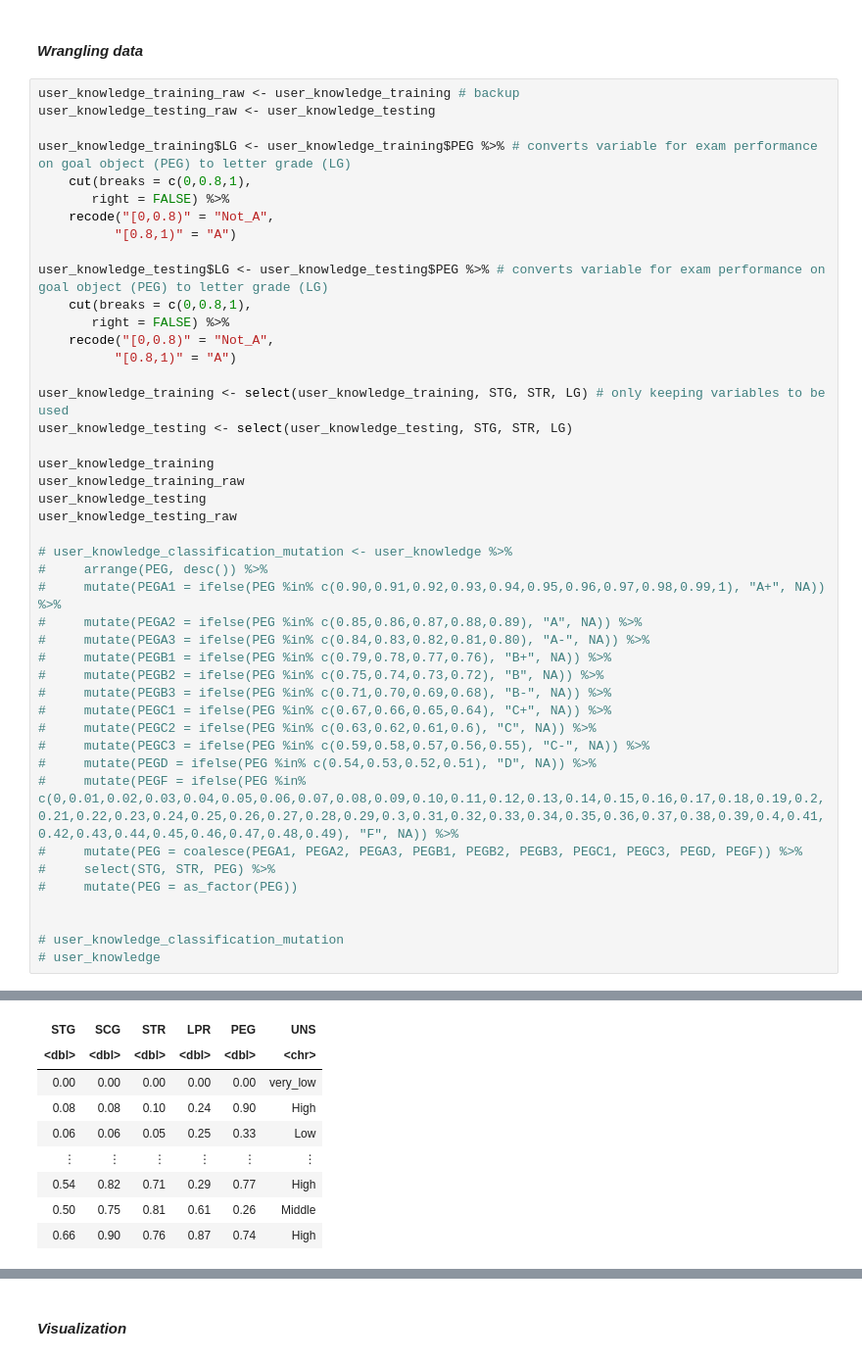
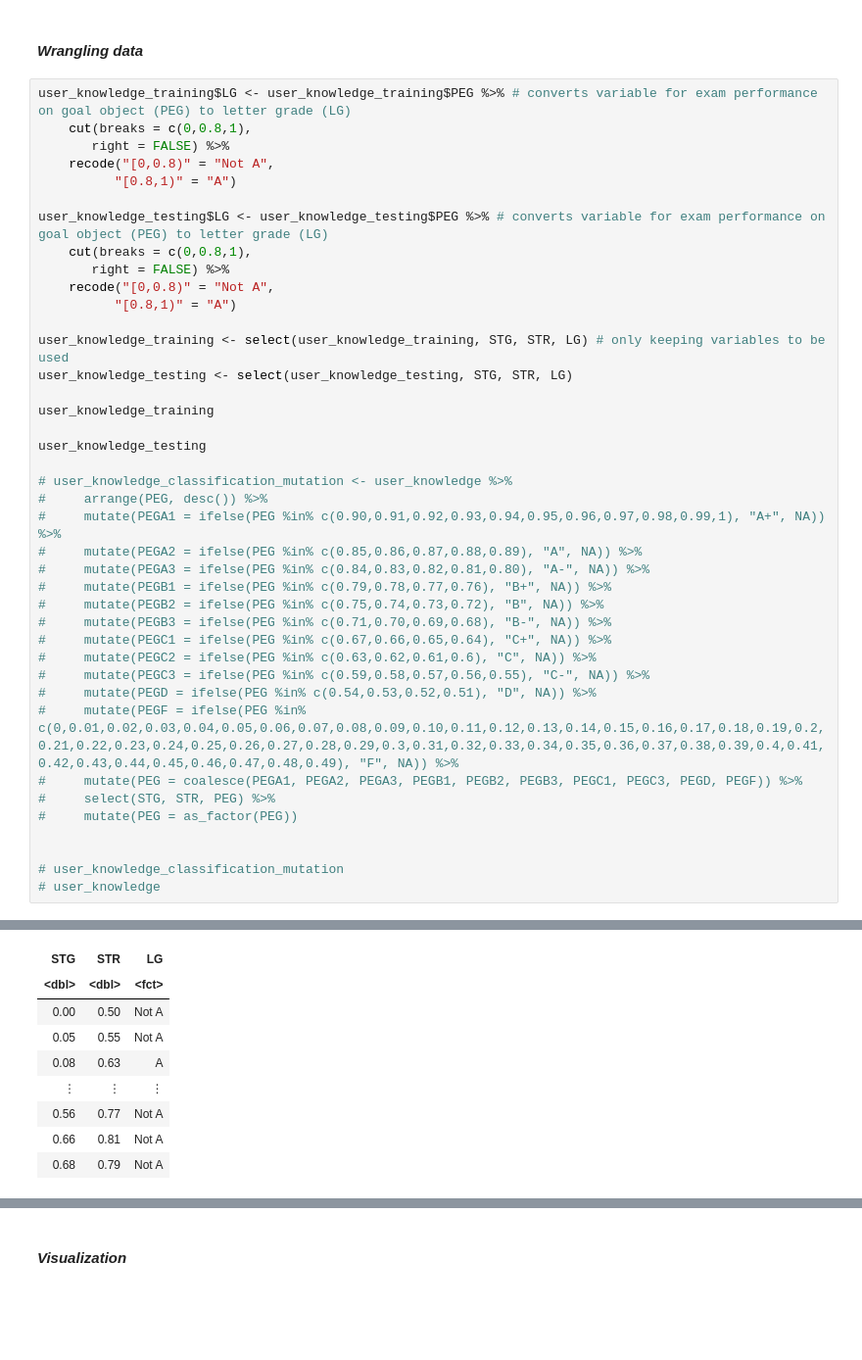
Before and after one commit to R0yBoy/DSCI100_Project, a Jupyter notebook: Project Report.ipynb, the cells around one changed output, grey strips where cells are left out. Shown at 98% size. Saved outputs shown, nothing was run; the diff lists cells and outputs as text; blank space fills up the shorter version.

```diff
--- a/Project Report.ipynb
+++ b/Project Report.ipynb
@@ -66,28 +65,24 @@ Remarks: The data is already tidy.
 # %% [markdown]
 #### *Wrangling data*
 # %%
-user_knowledge_training_raw <- user_knowledge_training # backup
-user_knowledge_testing_raw <- user_knowledge_testing
-
 user_knowledge_training$LG <- user_knowledge_training$PEG %>% # converts variable for exam performance on goal object (PEG) to letter grade (LG)
     cut(breaks = c(0,0.8,1),
        right = FALSE) %>%
-    recode("[0,0.8)" = "Not_A",
+    recode("[0,0.8)" = "Not A",
           "[0.8,1)" = "A")
 
 user_knowledge_testing$LG <- user_knowledge_testing$PEG %>% # converts variable for exam performance on goal object (PEG) to letter grade (LG)
     cut(breaks = c(0,0.8,1),
        right = FALSE) %>%
-    recode("[0,0.8)" = "Not_A",
+    recode("[0,0.8)" = "Not A",
           "[0.8,1)" = "A")
 
 user_knowledge_training <- select(user_knowledge_training, STG, STR, LG) # only keeping variables to be used
 user_knowledge_testing <- select(user_knowledge_testing, STG, STR, LG)
 
 user_knowledge_training
-user_knowledge_training_raw
+
 user_knowledge_testing
-user_knowledge_testing_raw
 
 # user_knowledge_classification_mutation <- user_knowledge %>%
 #     arrange(PEG, desc()) %>%
@@ -124,9 +119,9 @@ A tibble: 258 × 6
-| STG | SCG | STR | LPR | PEG | UNS |
-| <dbl> | <dbl> | <dbl> | <dbl> | <dbl> | <chr> |
-| 0.00 | 0.00 | 0.00 | 0.00 | 0.00 | very_low |
-| 0.08 | 0.08 | 0.10 | 0.24 | 0.90 | High |
-| 0.06 | 0.06 | 0.05 | 0.25 | 0.33 | Low |
-| ⋮ | ⋮ | ⋮ | ⋮ | ⋮ | ⋮ |
-| 0.54 | 0.82 | 0.71 | 0.29 | 0.77 | High |
-| 0.50 | 0.75 | 0.81 | 0.61 | 0.26 | Middle |
-| 0.66 | 0.90 | 0.76 | 0.87 | 0.74 | High |
+| STG | STR | LG |
+| <dbl> | <dbl> | <fct> |
+| 0.00 | 0.50 | Not A |
+| 0.05 | 0.55 | Not A |
+| 0.08 | 0.63 | A |
+| ⋮ | ⋮ | ⋮ |
+| 0.56 | 0.77 | Not A |
+| 0.66 | 0.81 | Not A |
+| 0.68 | 0.79 | Not A |
```
Also changed, not shown: parts of 9 cells of this notebook.
